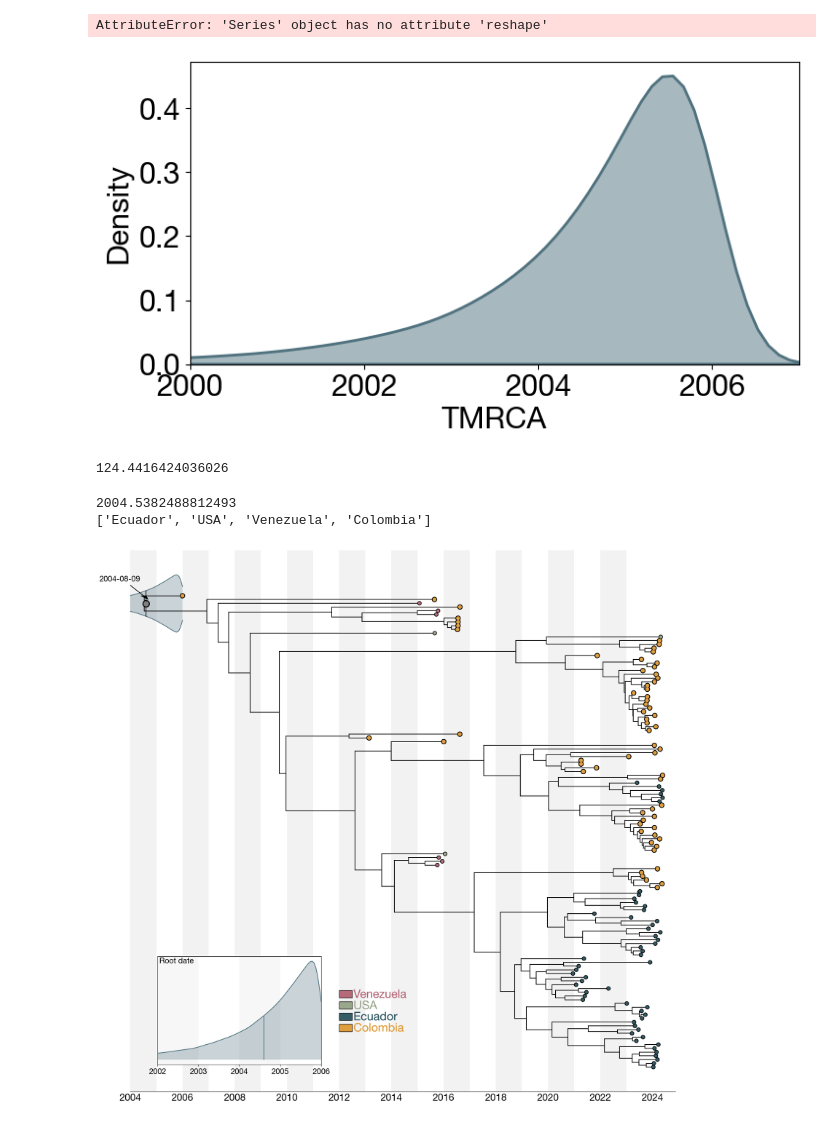
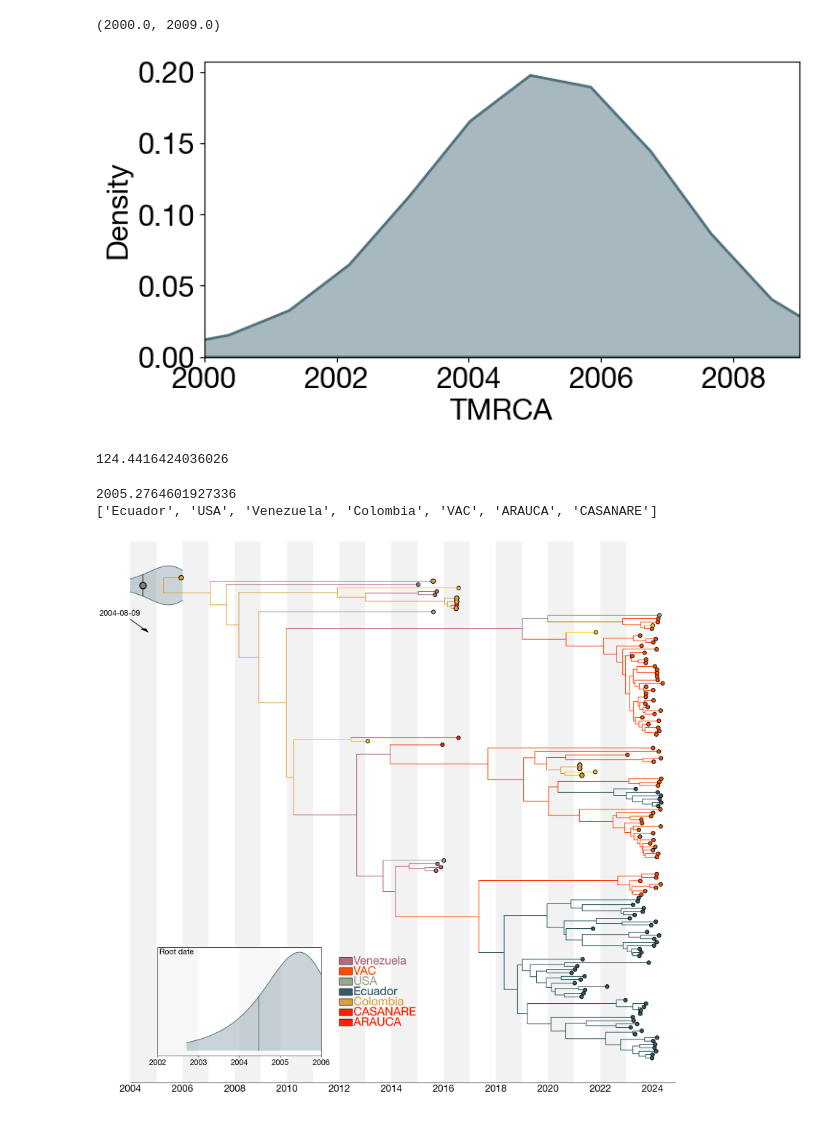
Before and after one commit to RicardoRH96/DENV_Epi, a Jupyter notebook: Scripts/LineageSpecific_Analyses.ipynb, the cells around one changed output. Drawn from its saved outputs; the diff is of its cells as text; code cells hidden in the pictures.

Commit message:
F1112_Phylogeography
Added scripts to plot the phylogeographic reconstruction of Dengue 2 Cosmopolitan F.1.1.2

```diff
--- a/Scripts/LineageSpecific_Analyses.ipynb
+++ b/Scripts/LineageSpecific_Analyses.ipynb
@@ -52,7 +52,7 @@ def hpd(data, level): #Thanks Gytis Dudas for this
 
 TMRCA = []
 
-with open("/Users/ricardorivero/Documents/DENV/2024/D2/Logs/subsampled_D2lin_combined.log","r") as f:
+with open("/Users/ricardorivero/Documents/DENV/2024/D2/Logs/2024-09-25_D2_D2.aligned.log","r") as f:
     reader = csv.DictReader(f, delimiter="\t")
     print(reader.fieldnames)
     for row in reader:
@@ -80,29 +92,22 @@ print(TMRCA_data)
 # %%
 #Plot density plot with seaborn
 #compute density
 from scipy.stats import gaussian_kde
 import seaborn as sns
 from scipy.stats import norm
 
 from sklearn.neighbors import KernelDensity
 
-X_plot = np.linspace(-5, 10, 1000)[:, np.newaxis]
-
 
 # Create the figure and axes
 fig, ax = plt.subplots(figsize=(8, 4), facecolor='w', frameon=False)
 
 # Plot the data
 sns.kdeplot(ax, x=TMRCA_data['TMRCA'], color='#50727F', linewidth=2, fill=True, alpha=0.5, bw_adjust=3)
-ax.set_xlim(2000, 2007)
-
-kde = KernelDensity(kernel="gaussian", bandwidth=0.75).fit(TMRCA_data['TMRCA'].reshape(-1, 1))
-log_dens = kde.score_samples(X_plot)
-ax[1, 1].fill(X_plot[:, 0], np.exp(log_dens), fc="#AAAAFF")
-ax[1, 1].text(-3.5, 0.31, "Gaussian Kernel Density")
+ax.set_xlim(2000, 2009)
 # %% [output]
-AttributeError: 'Series' object has no attribute 'reshape'
+(2000.0, 2009.0)
-[figure, old version]
+[figure, new version]
 # %%
 import numpy as np
 import matplotlib.pyplot as plt
@@ -120,20 +125,14 @@ print(focal_node.y)
 124.4416424036026
 # %%
 import matplotlib.patches as mpatches
-treePath = '/Users/ricardorivero/Documents/DENV/2024/D2/Trees/D2_lineage_combined.mcc.tre'
+treePath = '/Users/ricardorivero/Documents/DENV/2024/D2/Trees/DTA/2024-09-25_D2_D2_Markov.aligned.mcc.tree'
 
 ll = bt.loadNexus(treePath, absoluteTime=True, sortBranches=True)
 focal_node=ll.commonAncestor([k for k in ll.getExternal(lambda w: w.is_leaf())])
 x_attr = lambda k: k.absoluteTime
 
-colors = {'Ecuador':'#335c67', 'USA': '#99a88c', 'Venezuela': '#B56A7A', 'Colombia':'#e09f3e'}
+colors = {'Ecuador':'#335c67', 'USA': '#99a88c', 'Venezuela': '#B56A7A', 'Colombia':'#e09f3e', 'VAC':'#ff4d00', 'ARAUCA': '#ff2200', 'CASANARE':'#ff2200'}
 
-
-for k in ll.Objects:
-    if k.is_leaf():
-        k.traits['location'] = k.name.split('/')[1]
-        if k.traits['location'] == 'mosquito':
-            k.traits['location'] = k.name.split('/')[2]
 
 
 earliest_node = 100000000
@@ -152,7 +151,7 @@ c_func = lambda k: colors[k.traits['location']] if 'location' in k.traits and k.
 s_func = lambda k: 60 if k.traits['location'] == 'Colombia' else 40
 
 fig, ax = plt.subplots(figsize=(20, 20), facecolor='w')
-ll.plotTree(ax, x_attr=lambda k: k.absoluteTime, colour='k', width=1.5)
+ll.plotTree(ax, x_attr=lambda k: k.absoluteTime, colour=c_func, width=1.5)
 ll.plotPoints(ax, x_attr=lambda k: k.absoluteTime, colour=c_func, size=s_func, zorder=1000)
 
 ax.text(2004.606-1, 124+6, '2004-08-09', fontsize=16, ha='center', va='bottom', color='k')
@@ -247,10 +246,10 @@ ax.set_xlim(2004,ll.mostRecent+0.5)
 
 
 resolutionValue = 1200
-plt.savefig('/Users/ricardorivero/Documents/DENV/2024/D2/Figures/TMRCA_D2.jpeg', dpi=resolutionValue, bbox_inches='tight')
+#plt.savefig('/Users/ricardorivero/Documents/DENV/2024/D2/Figures/TMRCA_D2.jpeg', dpi=resolutionValue, bbox_inches='tight')
 plt.show()
 # %% [output]
-2004.5382488812493
-['Ecuador', 'USA', 'Venezuela', 'Colombia']
+2005.2764601927336
+['Ecuador', 'USA', 'Venezuela', 'Colombia', 'VAC', 'ARAUCA', 'CASANARE']
-[figure, old version]
+[figure, new version]
 # %%
```
Also changed, not shown: parts of 8 cells of this notebook, 10 other files.
